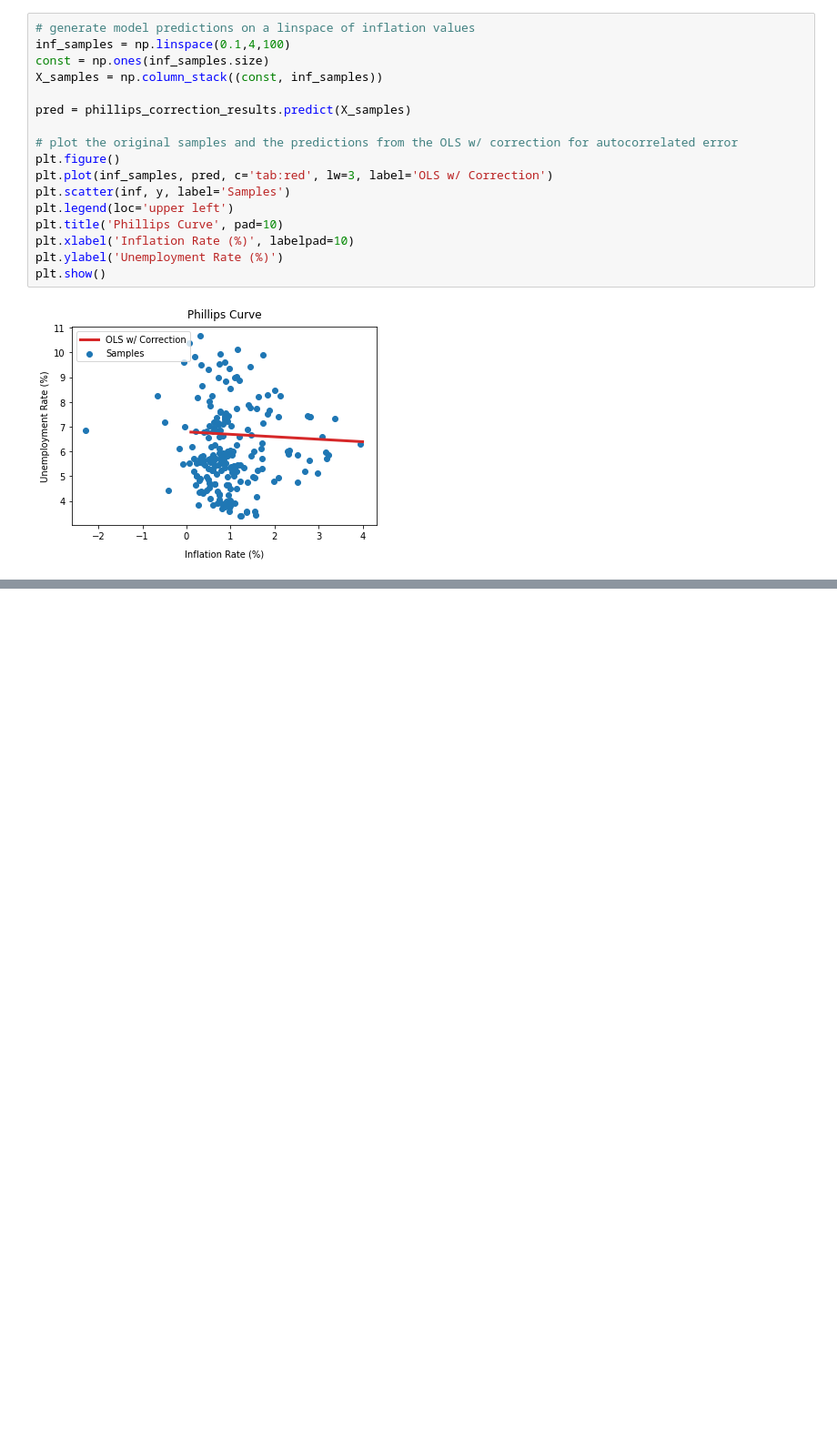
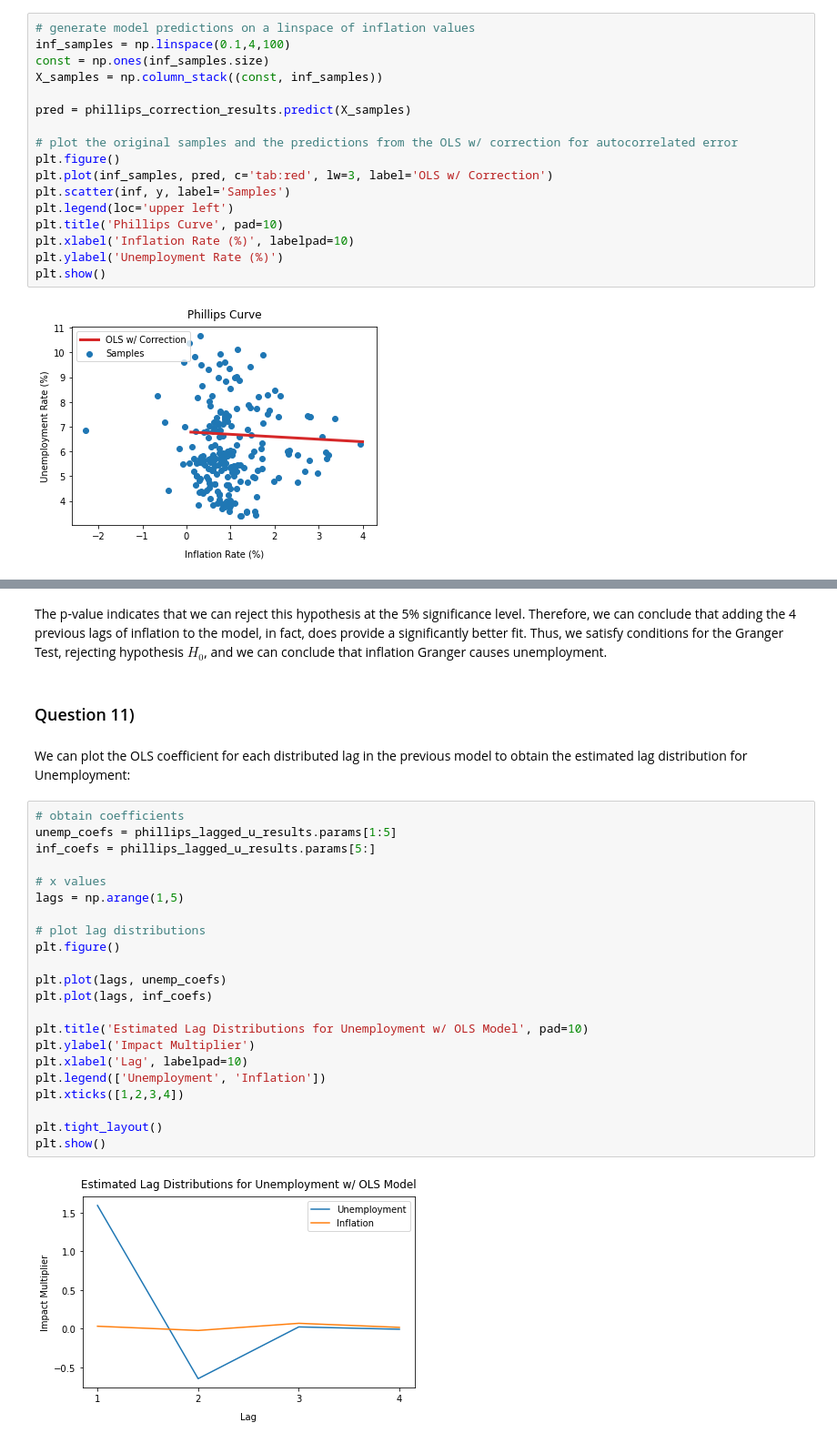
Before and after one commit to lucasbarretto/MODS202, a Jupyter notebook: Projet2/Projet2.ipynb, the cells around one changed output, grey strips where cells are left out. Shown at 91% size. Drawn from its saved outputs; the diff is of its cells as text; blank space fills up the shorter version.

```diff
--- a/Projet2/Projet2.ipynb
+++ b/Projet2/Projet2.ipynb
@@ -323,0 +593,30 @@ plt.show()
+# %% [markdown]
+The p-value indicates that we can reject this hypothesis at the 5% significance level. Therefore, we can conclude that adding the 4 previous lags of inflation to the model, in fact, does provide a significantly better fit. Thus, we satisfy conditions for the Granger Test, rejecting hypothesis $H_0$, and we can conclude that inflation Granger causes unemployment.
+# %% [markdown]
+### Question 11)
+# %% [markdown]
+We can plot the OLS coefficient for each distributed lag in the previous model to obtain the estimated lag distribution for Unemployment:
+# %%
+# obtain coefficients
+unemp_coefs = phillips_lagged_u_results.params[1:5]
+inf_coefs = phillips_lagged_u_results.params[5:]
+
+# x values
+lags = np.arange(1,5)
+
+# plot lag distributions
+plt.figure()
+
+plt.plot(lags, unemp_coefs)
+plt.plot(lags, inf_coefs)
+
+plt.title('Estimated Lag Distributions for Unemployment w/ OLS Model', pad=10)
+plt.ylabel('Impact Multiplier')
+plt.xlabel('Lag', labelpad=10)
+plt.legend(['Unemployment', 'Inflation'])
+plt.xticks([1,2,3,4])
+
+plt.tight_layout()
+plt.show()
+# %% [output]
+[figure, added]
```
Also changed, not shown: parts of 33 cells of this notebook.
